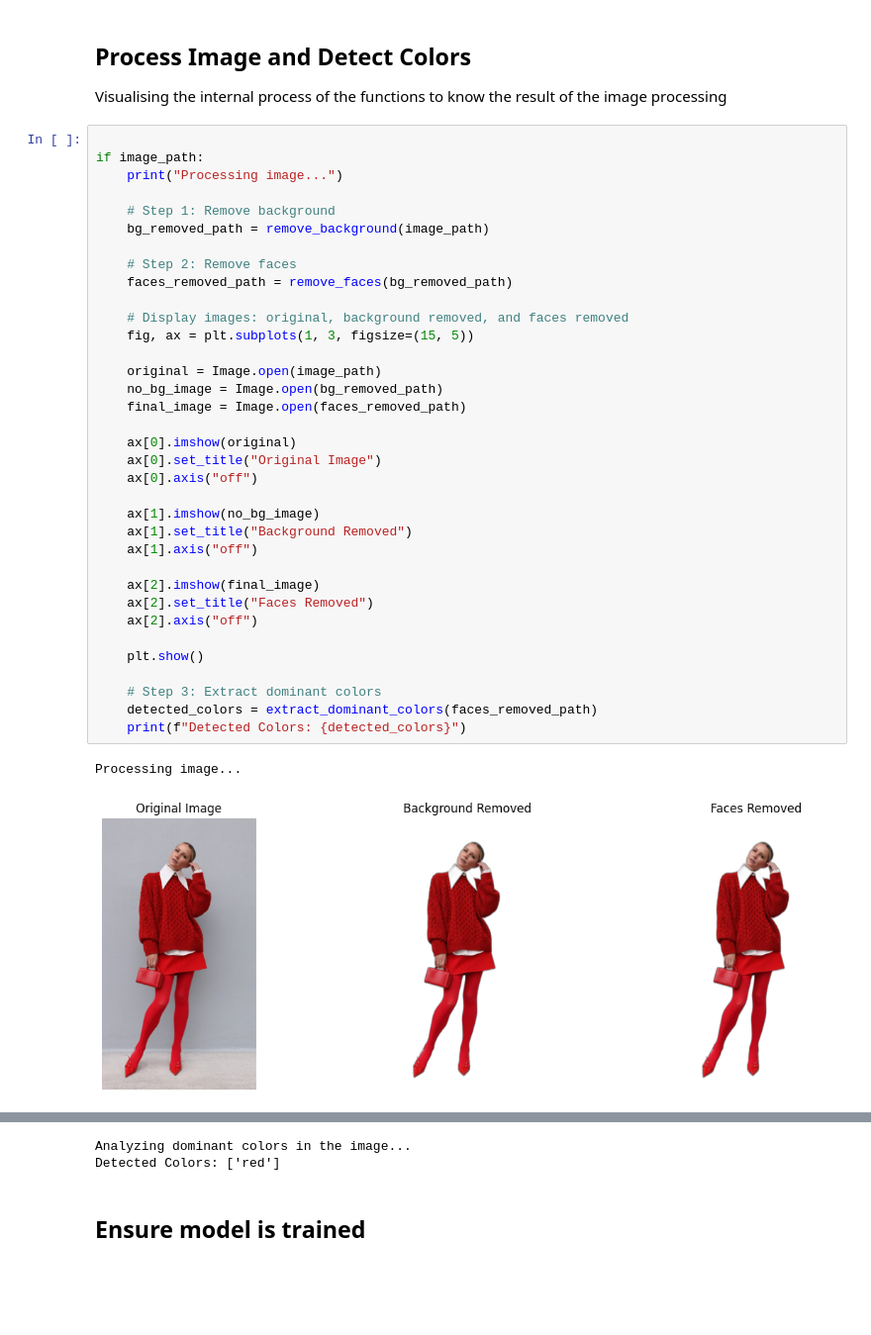
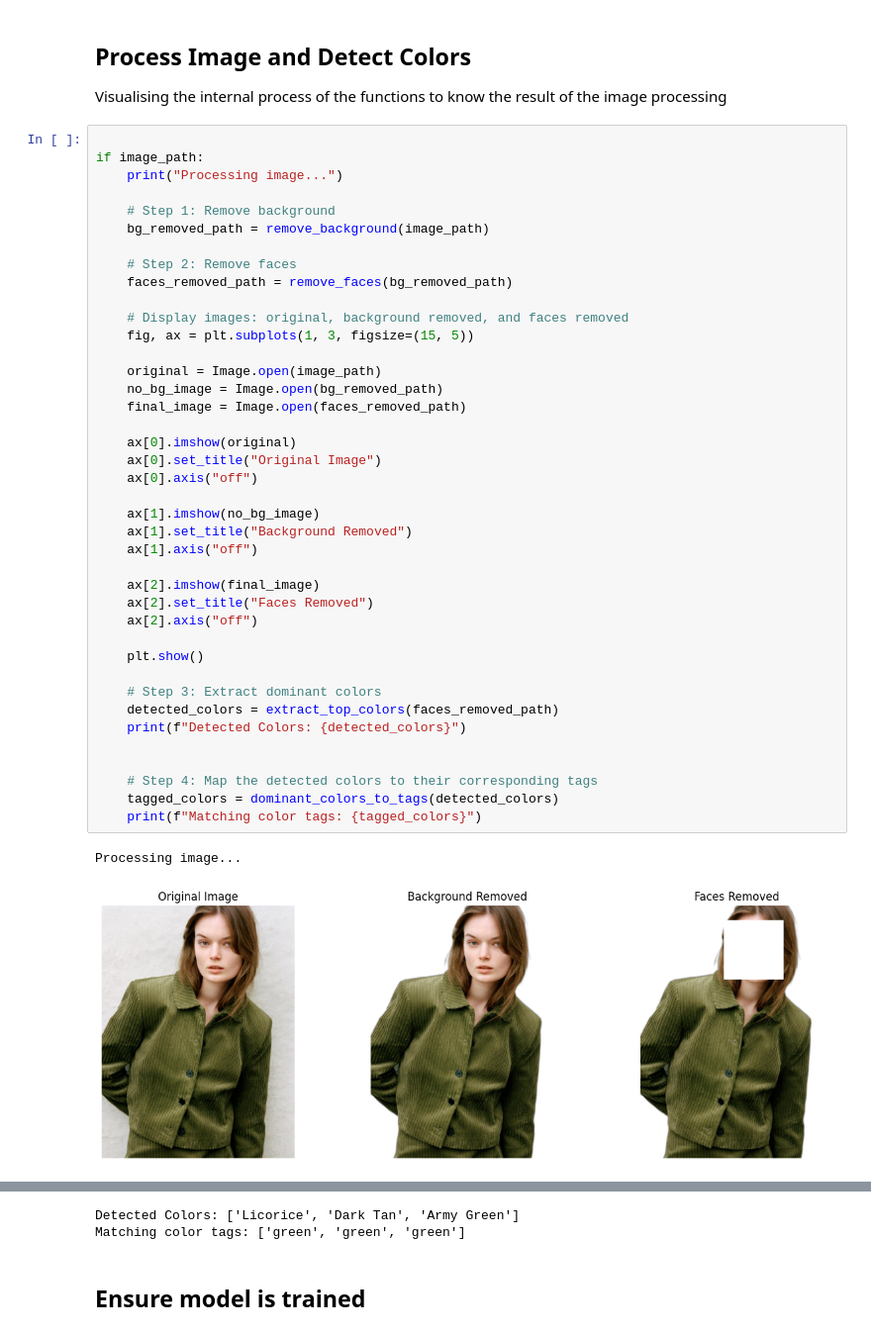
Before and after one commit to cemanzanoc/FinalProject, a Jupyter notebook: main.ipynb, the cells around one changed output, grey strips where cells are left out. Shown at 99% size. Saved outputs shown, nothing was run; the diff lists cells and outputs as text; blank space fills up the shorter version.

```diff
--- a/main.ipynb
+++ b/main.ipynb
@@ -54,32 +61,37 @@ if image_path:
     bg_removed_path = remove_background(image_path)
 
     # Step 2: Remove faces
     faces_removed_path = remove_faces(bg_removed_path)
 
     # Display images: original, background removed, and faces removed
     fig, ax = plt.subplots(1, 3, figsize=(15, 5))
 
     original = Image.open(image_path)
     no_bg_image = Image.open(bg_removed_path)
     final_image = Image.open(faces_removed_path)
 
     ax[0].imshow(original)
     ax[0].set_title("Original Image")
     ax[0].axis("off")
 
     ax[1].imshow(no_bg_image)
     ax[1].set_title("Background Removed")
     ax[1].axis("off")
 
     ax[2].imshow(final_image)
     ax[2].set_title("Faces Removed")
     ax[2].axis("off")
 
     plt.show()
 
     # Step 3: Extract dominant colors
-    detected_colors = extract_dominant_colors(faces_removed_path)
+    detected_colors = extract_top_colors(faces_removed_path)
     print(f"Detected Colors: {detected_colors}")
+
+
+    # Step 4: Map the detected colors to their corresponding tags
+    tagged_colors = dominant_colors_to_tags(detected_colors)
+    print(f"Matching color tags: {tagged_colors}")
 # %% [output]
 Processing image...
-[figure, old version]
+[figure, new version]
@@ -86,5 +99,5 @@ Processing image...
-Analyzing dominant colors in the image...
-Detected Colors: ['red']
+Detected Colors: ['Licorice', 'Dark Tan', 'Army Green']
+Matching color tags: ['green', 'green', 'green']
 # %% [markdown]
 ## Ensure model is trained
 # %%
```
Also changed, not shown: parts of 4 cells of this notebook, 10 other files.
